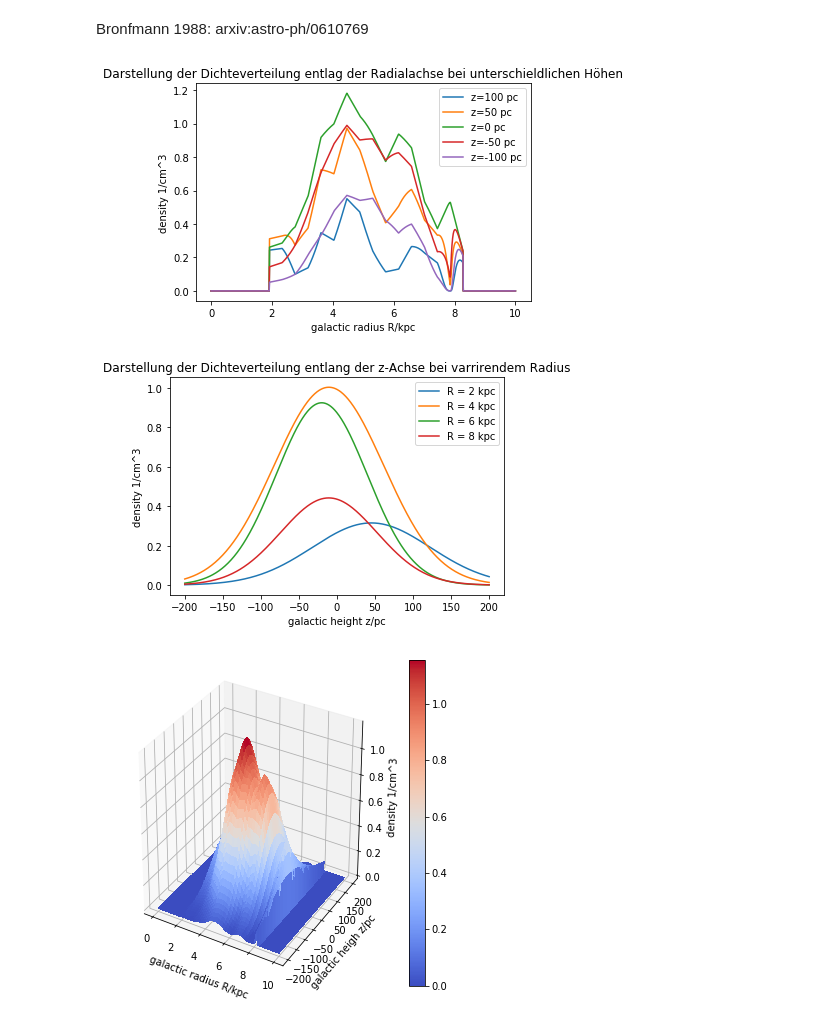
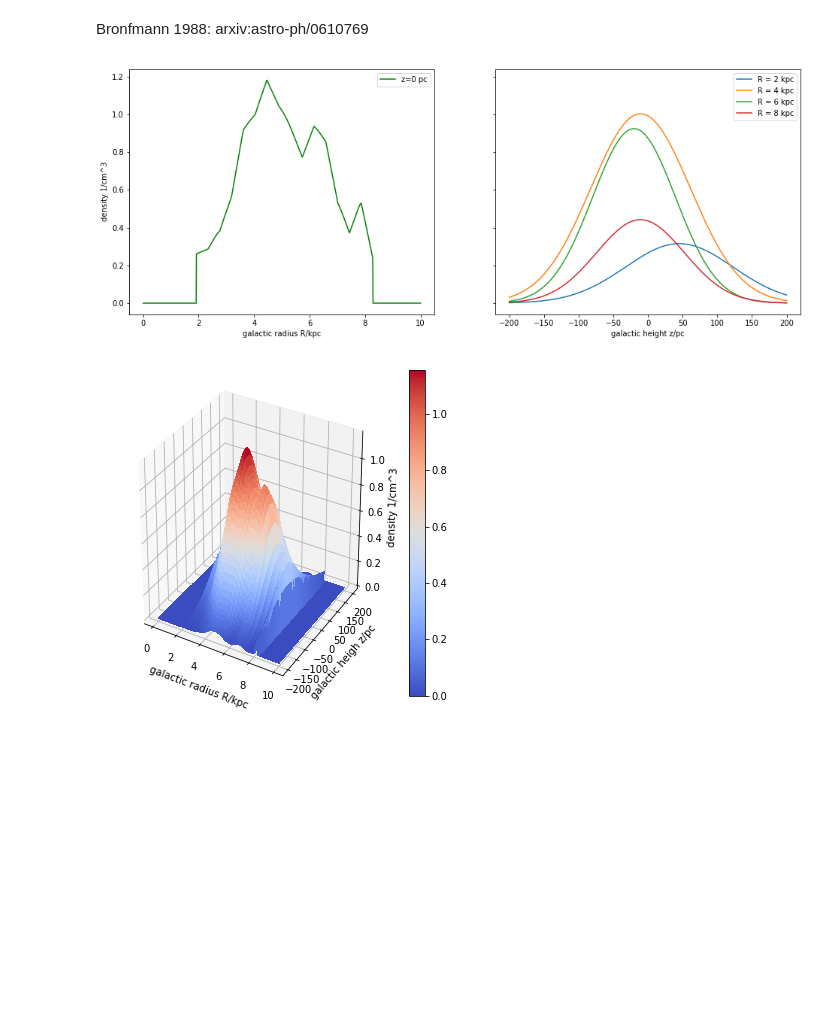
Before and after one commit to JulienDoerner/GitPlayground, a Jupyter notebook: UsefullPythonScripts/Massdistributions/Bornfmann1988.ipynb, the cells around one changed output. Saved outputs shown, nothing was run; the diff lists cells and outputs as text; code cells hidden in the pictures; blank space fills up the shorter version.

```diff
--- a/UsefullPythonScripts/Massdistributions/Bornfmann1988.ipynb
+++ b/UsefullPythonScripts/Massdistributions/Bornfmann1988.ipynb
@@ -87,27 +87,27 @@ for i in range(len(z)):
     for j in range(4):
         g[i,j] = Bronfmann1988(2+2*j,z[i])
 # %%
-plt.figure()
-plt.title('Darstellung der Dichteverteilung entlag der Radialachse bei unterschieldlichen Höhen')
-for i in range(5):
-    plt.plot(R,f[:,i],label='z={} pc'.format(100-50*i))
-plt.legend()
+fig, axs=subplots(1,2,figsize=(16,6),sharey=True)
+#for i in range(5):
+#    axs[0].plot(R,f[:,i],label='z={} pc'.format(100-50*i))
+axs[0].plot(R,f[:,2],label='z=0 pc',color ="green")
+axs[0].legend()
 """plt.yscale('log')
 plt.axis([0,10,10**-3,10**2])"""
-plt.ylabel('density 1/cm^3')
-plt.xlabel('galactic radius R/kpc')
+axs[0].set_ylabel('density 1/cm^3')
+axs[0].set_xlabel('galactic radius R/kpc')
 
-plt.figure()
-plt.title('Darstellung der Dichteverteilung entlang der z-Achse bei varrirendem Radius')
+
+
 for i in range(4):
-    plt.plot(z,g[:,i],label = 'R = {} kpc'.format(2+2*i))
-plt.ylabel('density 1/cm^3')
-plt.xlabel('galactic height z/pc')
-plt.legend()
+    axs[1].plot(z,g[:,i],label = 'R = {} kpc'.format(2+2*i))
+
+axs[1].set_xlabel('galactic height z/pc')
+axs[1].legend()
+plt.savefig('/home/home1/jdo/Dokumente/Graphen/16a_Bronfmann_H2_R_z_Plot.png')
 plt.show()
 # %% [output]
-[figure, old version]
+[figure, new version]
-[figure, removed]
 # %%
 X,Y = np.meshgrid(R,z)
 Z = np.zeros((len(R),len(z)))
```
Also changed, not shown: parts of 2 cells of this notebook, 12 other files.
